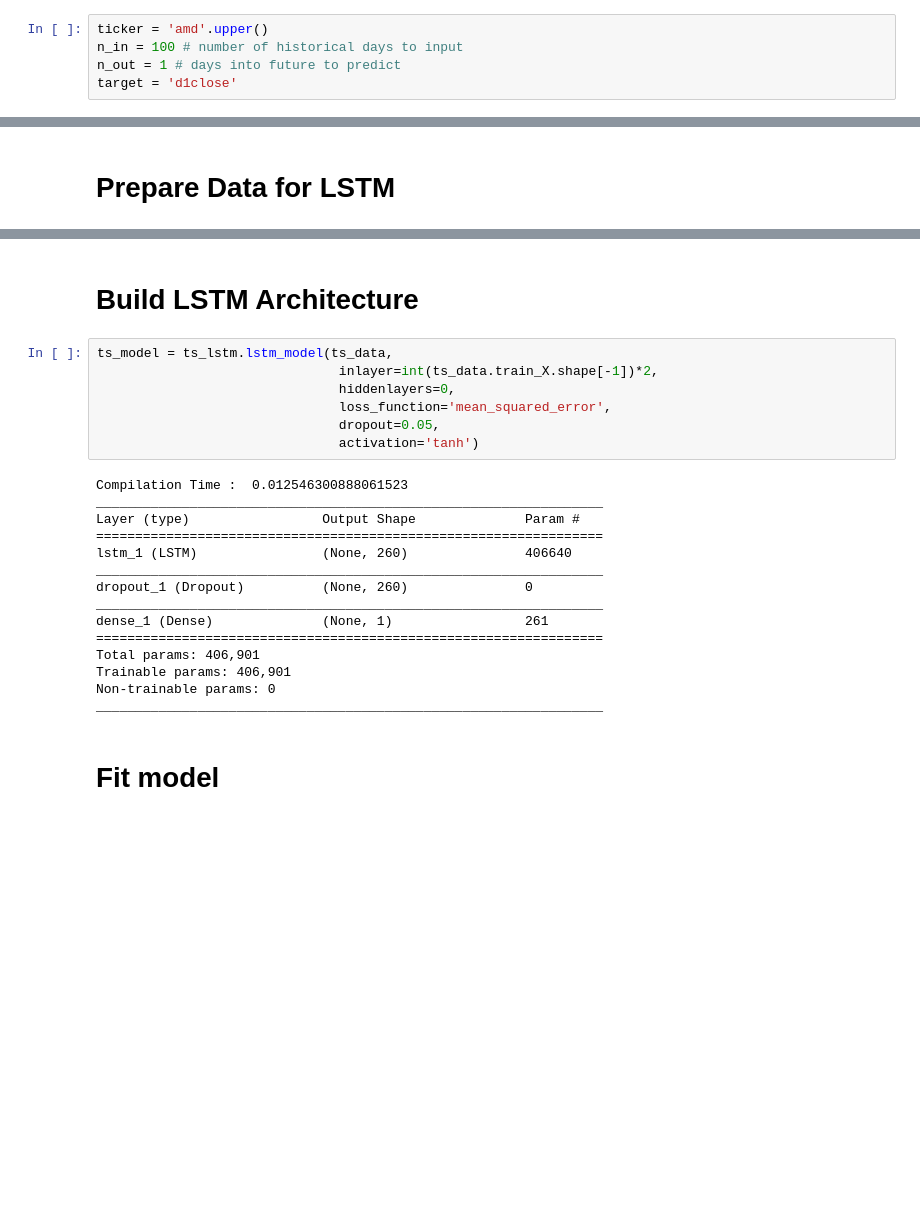
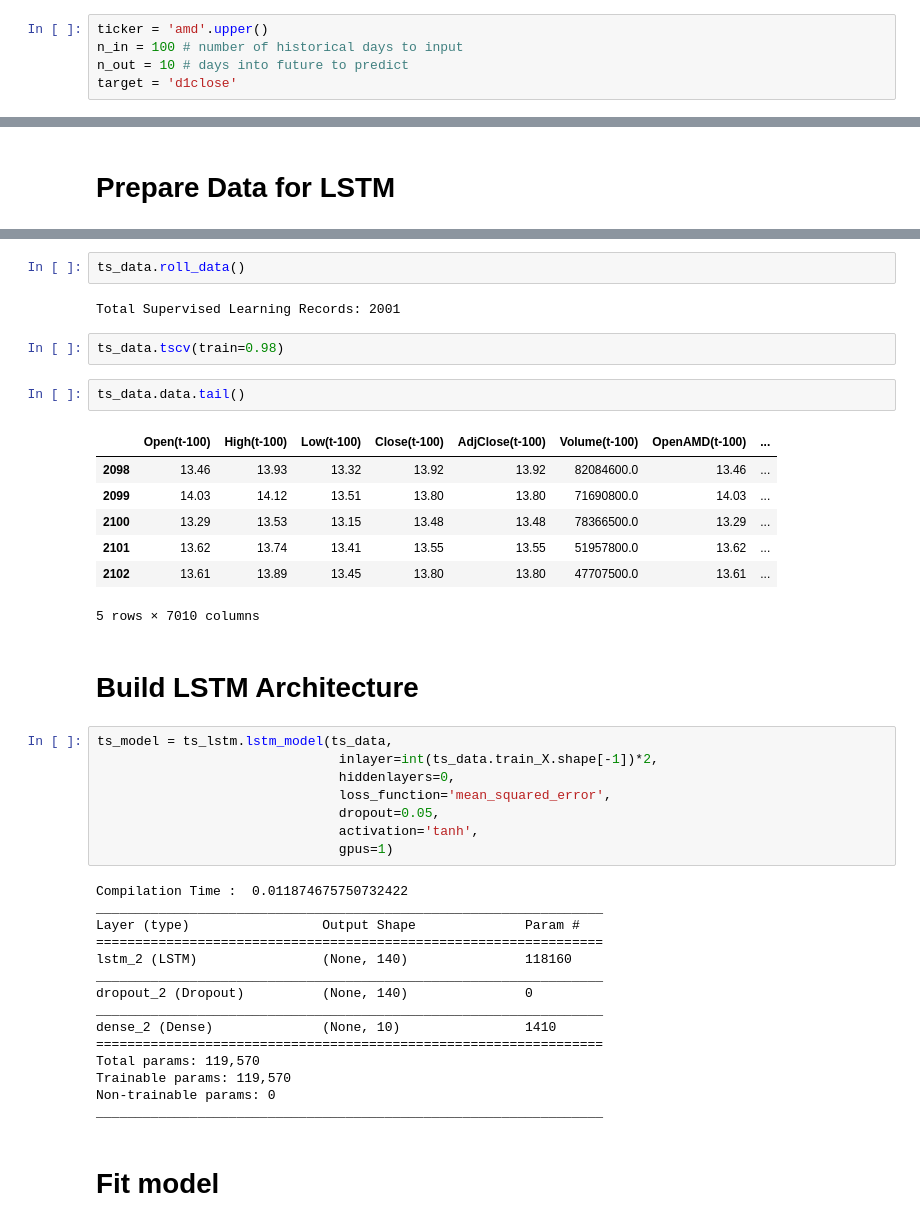
Before and after one commit to ChuckHend/ts-engine, a Jupyter notebook: src/main_nb.ipynb, the cells around one changed output, grey strips where cells are left out. Drawn from its saved outputs; the diff is of its cells as text; blank space fills up the shorter version.

```diff
--- a/src/main_nb.ipynb
+++ b/src/main_nb.ipynb
@@ -40,7 +40,7 @@ physical_device_desc: "device: 1, name: GeForce GTX 1070, pci bus id: 0000:65:00
 # %%
 ticker = 'amd'.upper()
 n_in = 100 # number of historical days to input
-n_out = 1 # days into future to predict
+n_out = 10 # days into future to predict
 target = 'd1close'
 # %% [markdown]
 # Load Data
@@ -104,3 +94,19 @@ ts_data.tscv(train=0.99)
+# %%
+ts_data.roll_data()
+# %% [output]
+Total Supervised Learning Records: 2001
+# %%
+ts_data.tscv(train=0.98)
+# %%
+ts_data.data.tail()
+# %% [output]
+|  | Open(t-100) | High(t-100) | Low(t-100) | Close(t-100) | AdjClose(t-100) | Volume(t-100) | OpenAMD(t-100) | ... |
+| 2098 | 13.46 | 13.93 | 13.32 | 13.92 | 13.92 | 82084600.0 | 13.46 | ... |
+| 2099 | 14.03 | 14.12 | 13.51 | 13.80 | 13.80 | 71690800.0 | 14.03 | ... |
+| 2100 | 13.29 | 13.53 | 13.15 | 13.48 | 13.48 | 78366500.0 | 13.29 | ... |
+| 2101 | 13.62 | 13.74 | 13.41 | 13.55 | 13.55 | 51957800.0 | 13.62 | ... |
+| 2102 | 13.61 | 13.89 | 13.45 | 13.80 | 13.80 | 47707500.0 | 13.61 | ... |
+5 rows × 7010 columns
 # %% [markdown]
 # Build LSTM Architecture
 # %%
@@ -109,20 +115,21 @@ ts_model = ts_lstm.lstm_model(ts_data,
                                hiddenlayers=0,
                                loss_function='mean_squared_error',
                                dropout=0.05,
-                               activation='tanh')
+                               activation='tanh',
+                               gpus=1)
 # %% [output]
-Compilation Time :  0.012546300888061523
+Compilation Time :  0.011874675750732422
 _________________________________________________________________
 Layer (type)                 Output Shape              Param #
 =================================================================
-lstm_1 (LSTM)                (None, 260)               406640
+lstm_2 (LSTM)                (None, 140)               118160
 _________________________________________________________________
-dropout_1 (Dropout)          (None, 260)               0
+dropout_2 (Dropout)          (None, 140)               0
 _________________________________________________________________
-dense_1 (Dense)              (None, 1)                 261
+dense_2 (Dense)              (None, 10)                1410
 =================================================================
-Total params: 406,901
-Trainable params: 406,901
+Total params: 119,570
+Trainable params: 119,570
 Non-trainable params: 0
 _________________________________________________________________
 # %% [markdown]
```
Also changed, not shown: parts of 15 cells of this notebook, 4 other files.
